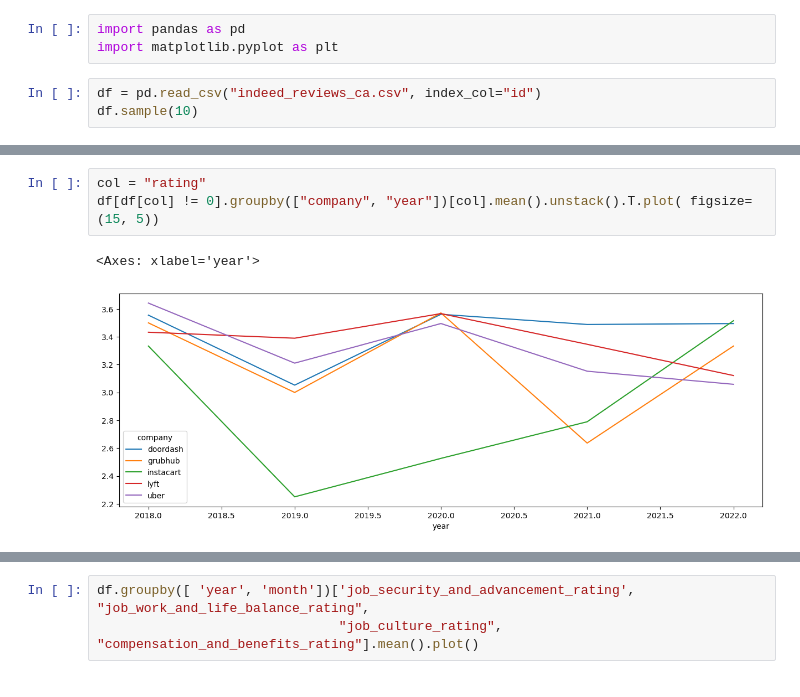
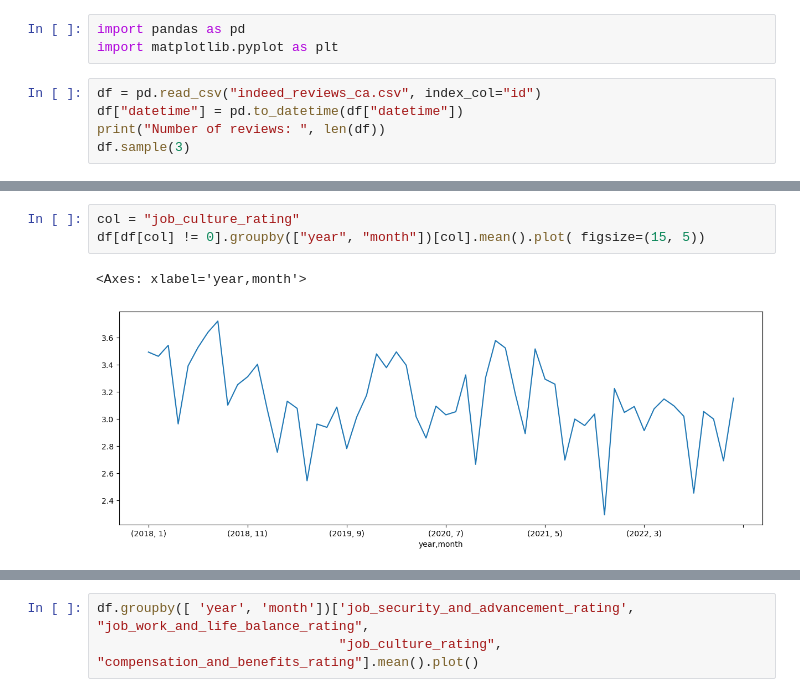
Before and after one commit to sabeyta7/prop22, a Jupyter notebook: Reviews/simple_analysis.ipynb, the cells around one changed output, grey strips where cells are left out. Saved outputs shown, nothing was run; the diff lists cells and outputs as text.

```diff
--- a/Reviews/simple_analysis.ipynb
+++ b/Reviews/simple_analysis.ipynb
@@ -3,5 +3,7 @@ import pandas as pd
 import matplotlib.pyplot as plt
 # %%
 df = pd.read_csv("indeed_reviews_ca.csv", index_col="id")
-df.sample(10)
+df["datetime"] = pd.to_datetime(df["datetime"])
+print("Number of reviews: ", len(df))
+df.sample(3)
 # %% [output]
@@ -20,6 +71,6 @@ df.sample(10)
 # %%
-col = "rating"
-df[df[col] != 0].groupby(["company", "year"])[col].mean().unstack().T.plot( figsize=(15, 5))
+col = "job_culture_rating"
+df[df[col] != 0].groupby(["year", "month"])[col].mean().plot( figsize=(15, 5))
 # %% [output]
-<Axes: xlabel='year'>
+<Axes: xlabel='year,month'>
-[figure, old version]
+[figure, new version]
```
Also changed, not shown: parts of 7 cells of this notebook, 1 other file.
